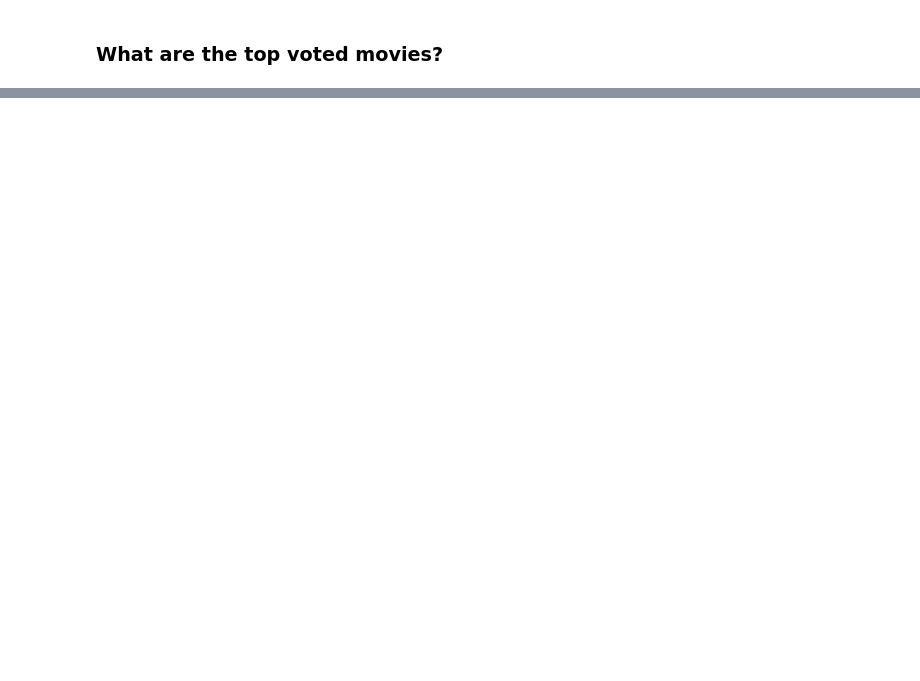
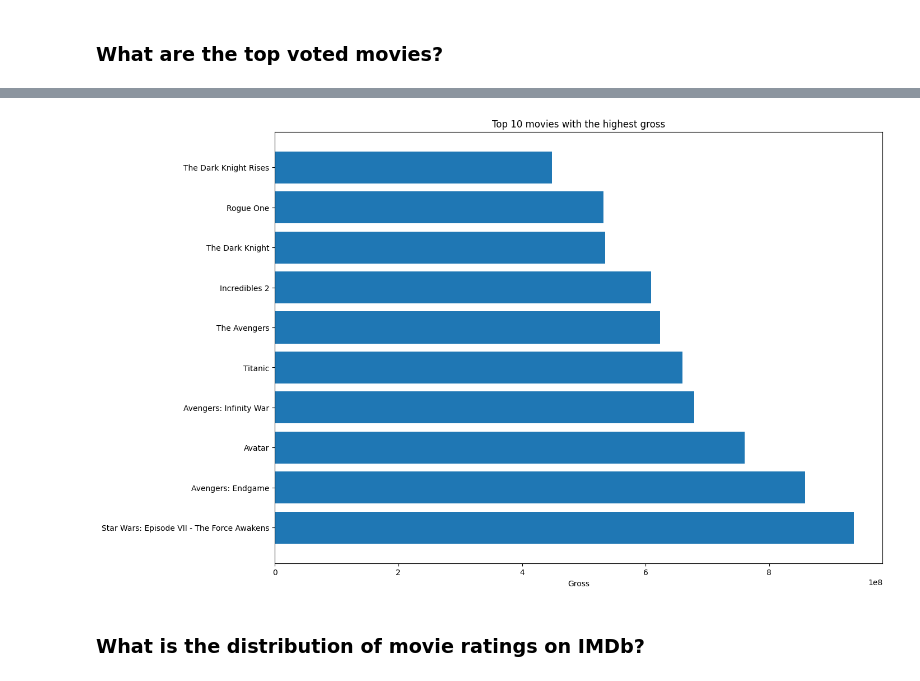
Before and after one commit to ikkai-r/csmodel, a Jupyter notebook: CSMODEL Project.ipynb, the cells around one changed output, grey strips where cells are left out. Saved outputs shown, nothing was run; the diff lists cells and outputs as text; code cells hidden in the pictures; blank space fills up the shorter version.

```diff
--- a/CSMODEL Project.ipynb
+++ b/CSMODEL Project.ipynb
@@ -276,0 +289,3 @@ Write code to select the `IMDB_Rating` column as a series.
+# %%
+top_gross_movies = pd.DataFrame(imdb_df[['Series_Title', 'Gross']].sort_values(by=['Gross'], ascending=False)).reset_index(drop=True)
+top_gross_movies.head(10)
@@ -276,0 +304,11 @@ Write code to select the `IMDB_Rating` column as a series.
+# %%
+top_gross_movies_fig=top_gross_movies.head(10).reset_index(drop=True)
+plt.figure(figsize=(14, 10))
+plt.title('Top 10 movies with the highest gross')
+plt.barh(top_gross_movies_fig['Series_Title'], top_gross_movies_fig['Gross'])
+plt.xlabel('Gross')
+plt.show()
+# %% [output]
+[figure, added]
+# %% [markdown]
+### What is the distribution of movie ratings on IMDb?
```
Also changed, not shown: parts of 30 cells of this notebook.
